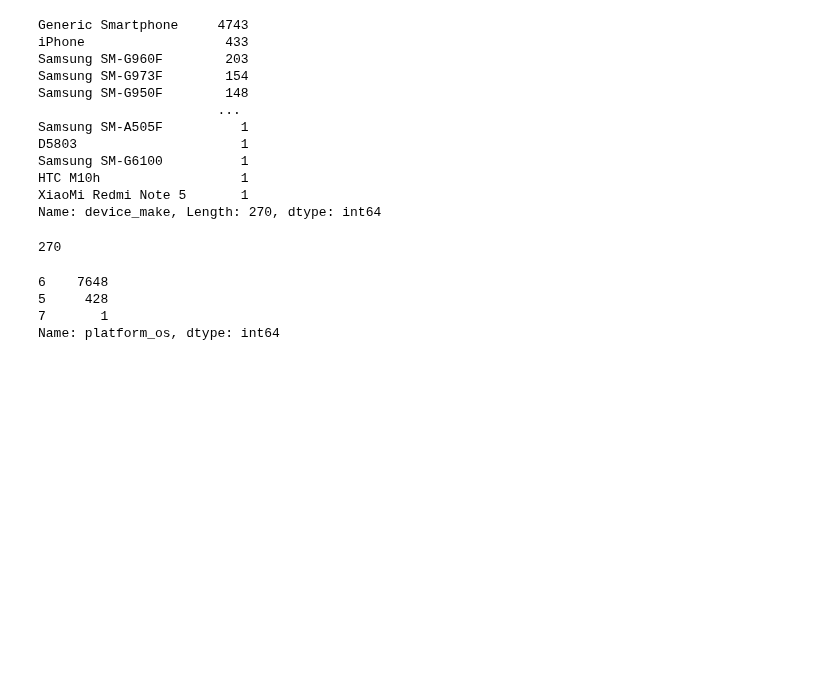
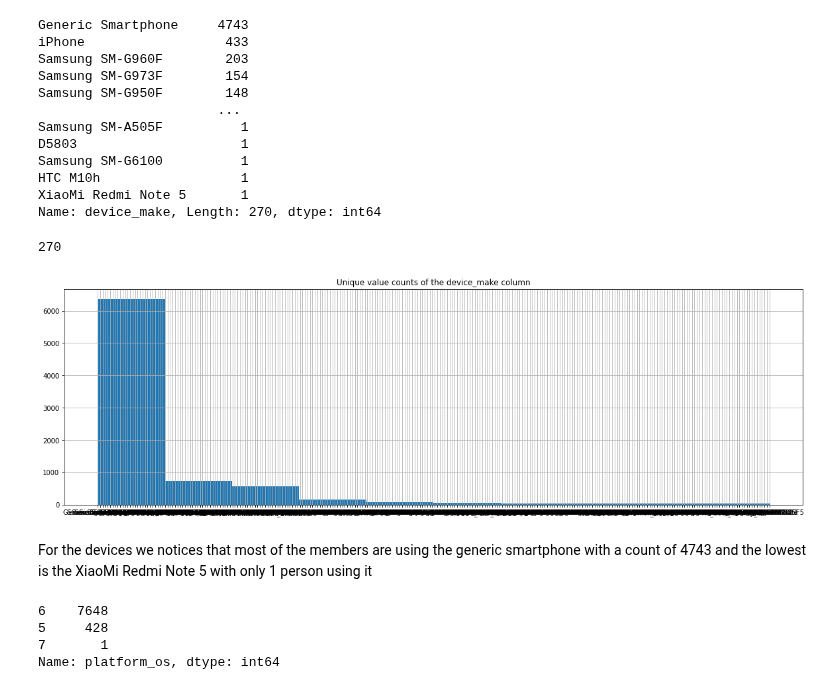
Before and after one commit to tutorialcreation/nlp_swahili_amharic, a Jupyter notebook: notebooks/EDA.ipynb, the cells around one changed output. Drawn from its saved outputs; the diff is of its cells as text; code cells hidden in the pictures; blank space fills up the shorter version.

```diff
--- a/notebooks/EDA.ipynb
+++ b/notebooks/EDA.ipynb
@@ -116,6 +124,17 @@ Name: device_make, Length: 270, dtype: int64
 df['device_make'].nunique()
 # %% [output]
 270
+# %%
+# eda.plot_counts("device_make",type="univariate")
+plt.figure(figsize=(20, 6))
+df['device_make'].hist()
+plt.title(f'Unique value counts of the device_make column');
+plt.show()
+# %% [output]
+[figure, added]
+# %% [markdown]
+For the devices we notices that most of the members are using the generic smartphone
+with a count of 4743 and the lowest is the XiaoMi Redmi Note 5 with only 1 person using it
 # %%
 # unique value counts of the platforms used
 counts_df = df['platform_os'].value_counts()
```
Also changed, not shown: parts of 11 cells of this notebook, 5 other files.
